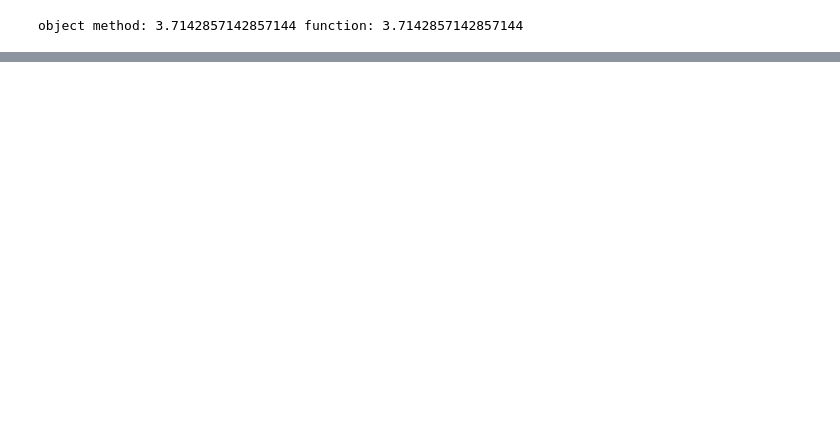
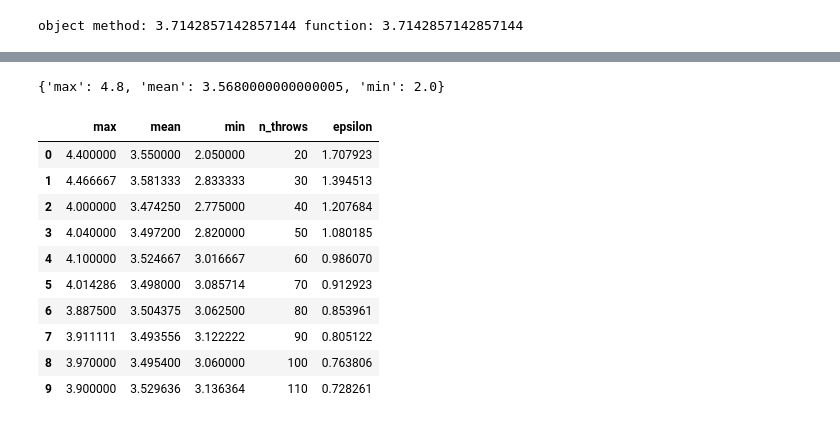
Before and after one commit to nhanhuynh46/Spring-2018, a Jupyter notebook: 02-Data-and-Uncertainty-Exercise.ipynb, the cells around one changed output, grey strips where cells are left out. Saved outputs shown, nothing was run; the diff lists cells and outputs as text; code cells hidden in the pictures; blank space fills up the shorter version.

```diff
--- a/02-Data-and-Uncertainty-Exercise.ipynb
+++ b/02-Data-and-Uncertainty-Exercise.ipynb
@@ -87,0 +69,24 @@ plt.ylabel('count');
+# %%
+## throw dice
+def throw_dice(n=1):
+
+    from numpy.random import randint
+
+    return(randint(size=n, low=1, high=7))
+
+## throw dice n times, compute mean
+def muhat_n(n=1):
+
+    return(throw_dice(n).mean())
+# %%
+n_choices = np.arange(20, 10001, 10) # create a sequence of n, min=20, max=10001, with increment of 10
+
+results = [] # create an empty list
+for n in n_choices:
+    results += [muhat_n(n)] ## appends to list
+# create a data frame; first column is n throws; second column is muhat_n
+df = pd.DataFrame({
+    'n_throws': n_choices,
+    'muhat_n' : results,
+})
+df[:10] # display the first 10 rows
@@ -87,0 +112,3 @@ plt.ylabel('count');
+# %%
+epsilon_n = np.sqrt(2.917/(0.05*n_choices))
+df['epsilon'] = epsilon_n
@@ -87,0 +124,33 @@ plt.ylabel('count');
+# %%
+## repeat computing mean of n throws s times
+def repeat_muhat_n(n=1, s=100): # default value of n is 1, s is 100
+
+    out = [muhat_n(n) for one in range(s)]
+    # execute muhat_n function s times;
+
+    return({ 'min': min(out), 'max': max(out), 'mean': sum(out)/s})
+# %%
+repeat_muhat_n(10) # throw a dice 10 times; repeat this procedure 100 times; each time compute muhat
+# %% [output]
+{'max': 4.8, 'mean': 3.5680000000000005, 'min': 2.0}
+# %%
+results = []
+for n in n_choices:
+    results += [repeat_muhat_n(n)] ## appends to list
+
+df_new = pd.DataFrame(results) # create data frame from results
+df_new['n_throws'] = n_choices # add new column into df--> n_throws
+df_new['epsilon'] = epsilon_n # add epsilon
+df_new[:10]
+# %% [output]
+|  | max | mean | min | n_throws | epsilon |
+| 0 | 4.400000 | 3.550000 | 2.050000 | 20 | 1.707923 |
+| 1 | 4.466667 | 3.581333 | 2.833333 | 30 | 1.394513 |
+| 2 | 4.000000 | 3.474250 | 2.775000 | 40 | 1.207684 |
+| 3 | 4.040000 | 3.497200 | 2.820000 | 50 | 1.080185 |
+| 4 | 4.100000 | 3.524667 | 3.016667 | 60 | 0.986070 |
+| 5 | 4.014286 | 3.498000 | 3.085714 | 70 | 0.912923 |
+| 6 | 3.887500 | 3.504375 | 3.062500 | 80 | 0.853961 |
+| 7 | 3.911111 | 3.493556 | 3.122222 | 90 | 0.805122 |
+| 8 | 3.970000 | 3.495400 | 3.060000 | 100 | 0.763806 |
+| 9 | 3.900000 | 3.529636 | 3.136364 | 110 | 0.728261 |
```
Also changed, not shown: parts of 11 cells of this notebook, 1 other file.
